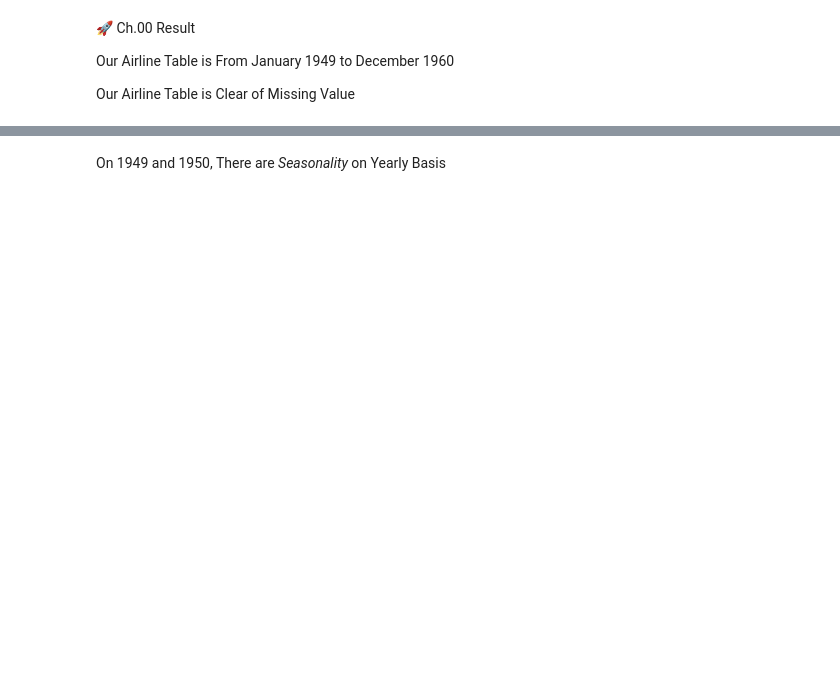
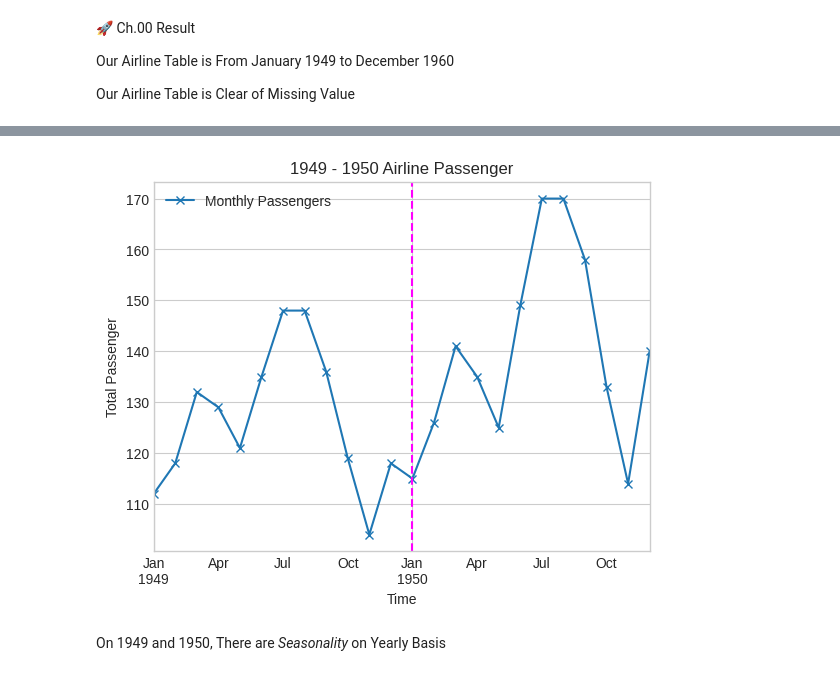
Before and after one commit to Kelniit/Jar, a Jupyter notebook: Lab 01.ipynb, the cells around one changed output, grey strips where cells are left out. Saved outputs shown, nothing was run; the diff lists cells and outputs as text; code cells hidden in the pictures; blank space fills up the shorter version.

```diff
--- a/Lab 01.ipynb
+++ b/Lab 01.ipynb
@@ -47,2 +73,16 @@ Our Airline Table is Clear of Missing Value
+# %%
+title = "1949 - 1950 Airline Passenger"
+
+xlabel = "Time"
+
+ylabel = "Total Passenger"
+
+series = airline["1949-01-01":"1950-12-31"]
+
+axes = series.plot.line(title=title, xlabel=xlabel, ylabel=ylabel, marker="x")
+
+axes.axvline("1950-01-01", color="magenta", linestyle="--");
+# %% [output]
+[figure, added]
 # %% [markdown]
 On 1949 and 1950, There are *Seasonality* on Yearly Basis
```
Also changed, not shown: parts of 8 cells of this notebook.
